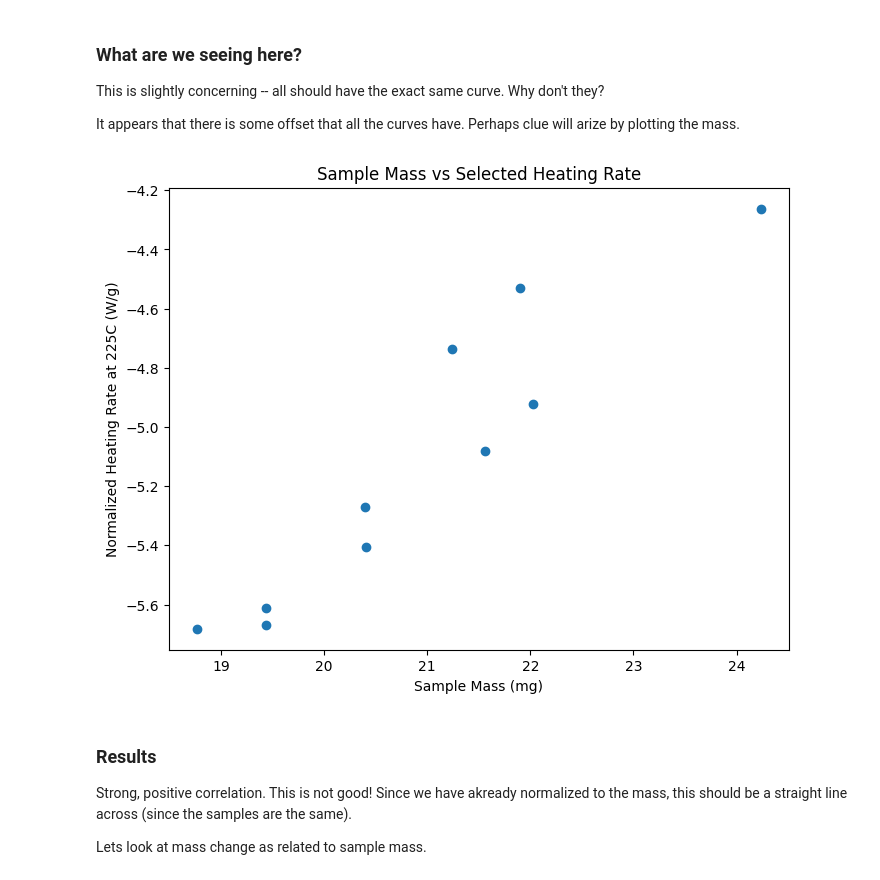
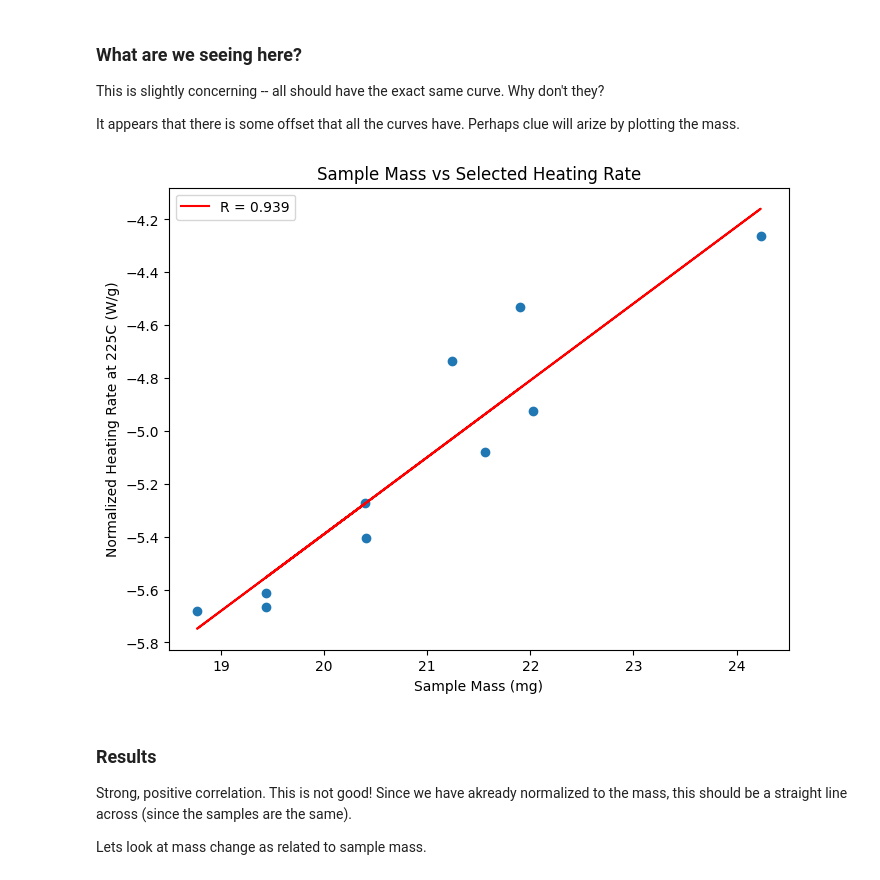
Before and after one commit to colinjennings/Thermoset-DSC-SOP, a Jupyter notebook: consistency_experiments/plot_dsc_curves.ipynb, the cells around one changed output. Saved outputs shown, nothing was run; the diff lists cells and outputs as text; code cells hidden in the pictures.

```diff
--- a/consistency_experiments/plot_dsc_curves.ipynb
+++ b/consistency_experiments/plot_dsc_curves.ipynb
@@ -123,5 +128,26 @@ plt.show()
 This is slightly concerning -- all should have the exact same curve. Why don't they?
 
 It appears that there is some offset that all the curves have. Perhaps clue will arize by plotting the mass.
+# %%
+def plot_best_fit(x_list, y_list):
+    """ Plots a best fit line from a list of x, y values
+
+    Args:
+        x_list (list): list of x values
+        y_list (list): list of y values
+    Returns:
+        nothing
+    """
+
+    # convert to np.array
+    x_array = np.array(x_list)
+    y_array = np.array(y_list)
+
+    # Compute the line of best fit
+    slope, intercept = np.polyfit(x_array, y_array, 1)  # 1st-degree polynomial (linear)
+    best_fit_line = [slope * xi + intercept for xi in x_list]  # Compute y-values for the line
+
+    r_value, _ = pearsonr(x_list, y_list)
+    plt.plot(x_list, best_fit_line, label=f"R = {r_value:.3f}", color="red")
 # %%
 
@@ -138,17 +167,21 @@ for df in df_list:
     weight_changes.append((1-df.iloc[1500]['wt%'])*100)
 # %%
 
+
+#
 plt.figure(figsize=(8,6))
 
 plt.xlabel("Sample Mass (mg)")
 plt.ylabel(f"Normalized Heating Rate at {temp_selected}C (W/g)")
 plt.title("Sample Mass vs Selected Heating Rate")
 
 plt.scatter(masses, things)
+plot_best_fit(masses, things)
 
+plt.legend()
 plt.show()
 # %% [output]
-[figure, old version]
+[figure, new version]
 # %% [markdown]
 ### Results
 Strong, positive correlation. This is not good! Since we have akready normalized to the mass, this should be a straight line across (since the samples are the same).
```
Also changed, not shown: parts of 12 cells of this notebook.
